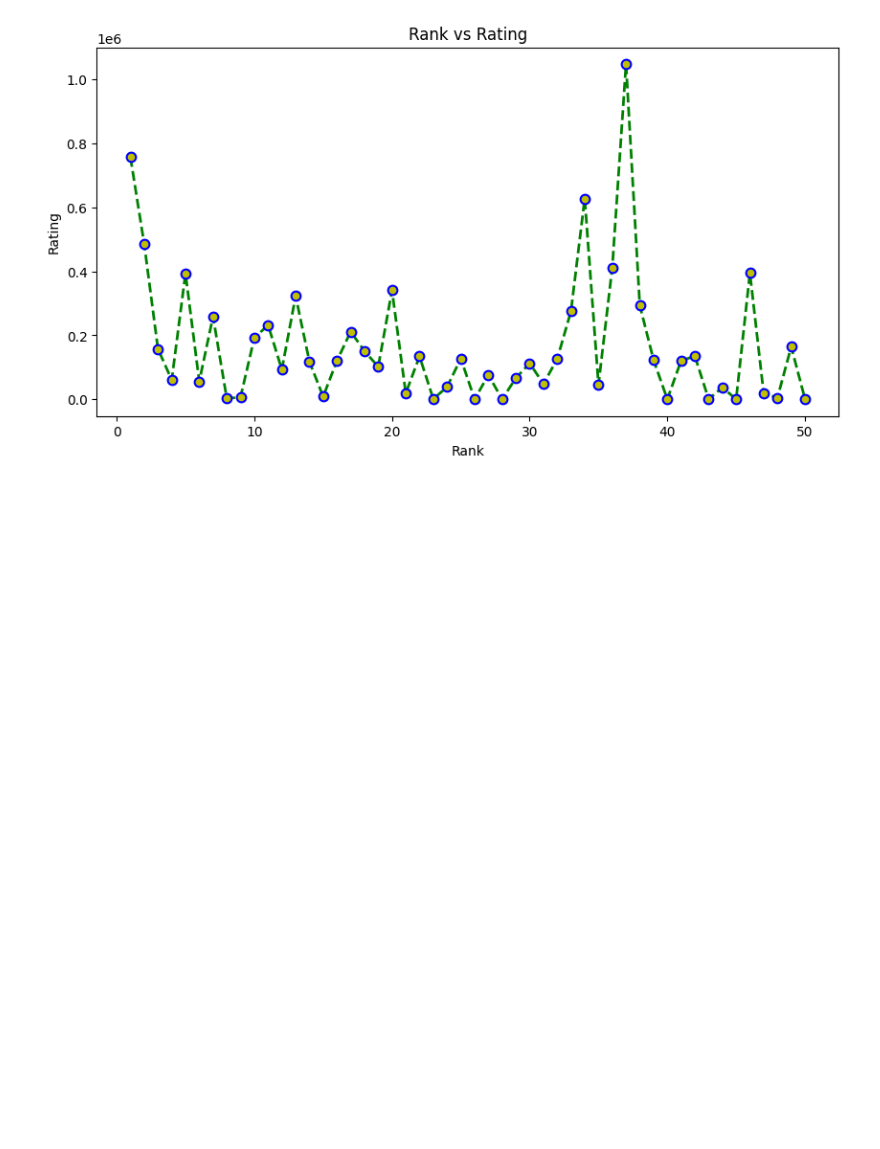
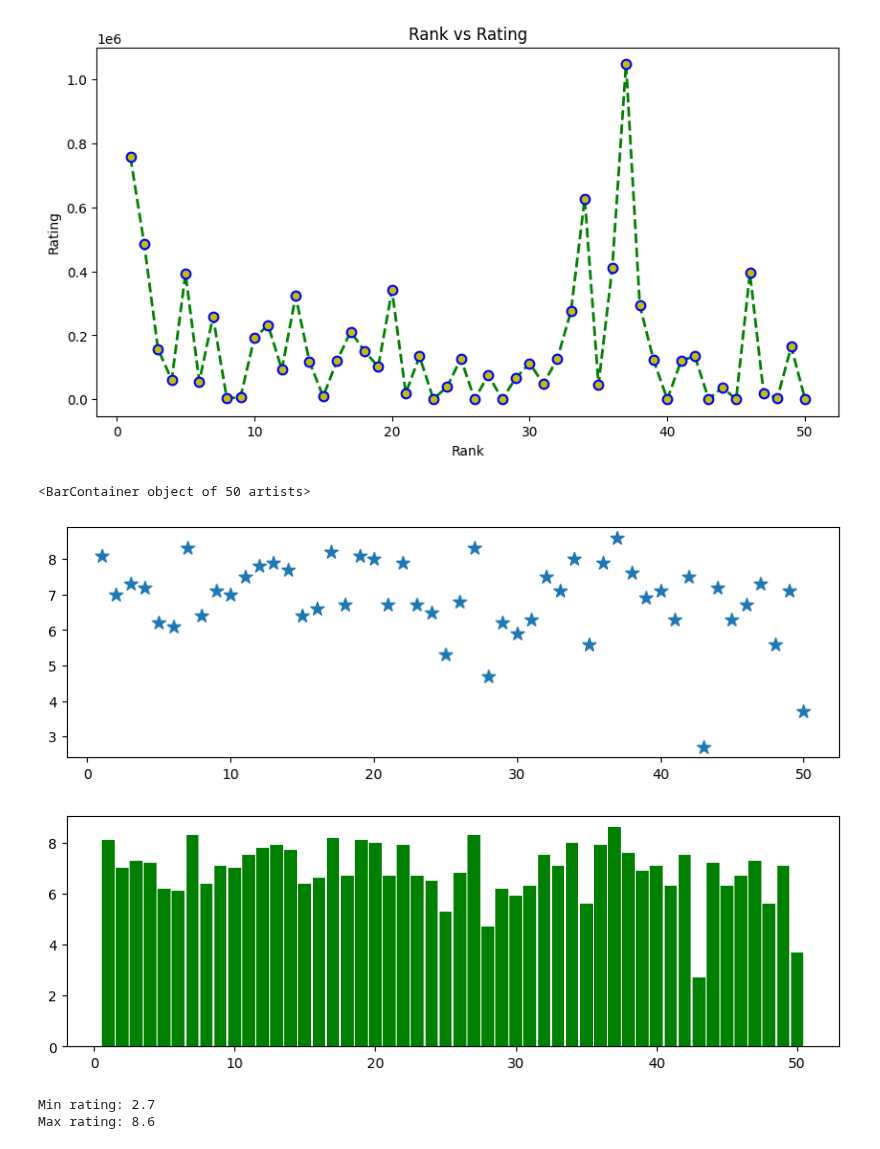
Before and after one commit to arashniroomand/MachineLearning, a Jupyter notebook: Practical_MasterClass/Matplotlib.ipynb, the cells around one changed output. Cells and saved outputs as stored; diff of their text form; code cells hidden in the pictures; blank space fills up the shorter version.

```diff
--- a/Practical_MasterClass/Matplotlib.ipynb
+++ b/Practical_MasterClass/Matplotlib.ipynb
@@ -201,3 +201,20 @@ plt.title('Rank vs Rating')
 # %% [output]
 Text(0.5, 1.0, 'Rank vs Rating')
 [figure]
+# %%
+plt.figure(figsize = (10,3))
+
+plt.scatter(imdb['Rank'], imdb['Rating'], marker ='*',s = 100)
+
+plt.figure(figsize=(10,3))
+plt.bar(imdb['Rank'], imdb['Rating'], color = 'g', width= 0.9)
+# %% [output]
+<BarContainer object of 50 artists>
+[figure, added]
+[figure, added]
+# %%
+print("Min rating:", imdb['Rating'].min())
+print("Max rating:", imdb['Rating'].max())
+# %% [output]
+Min rating: 2.7
+Max rating: 8.6
```
Also changed, not shown: parts of 4 cells of this notebook.
